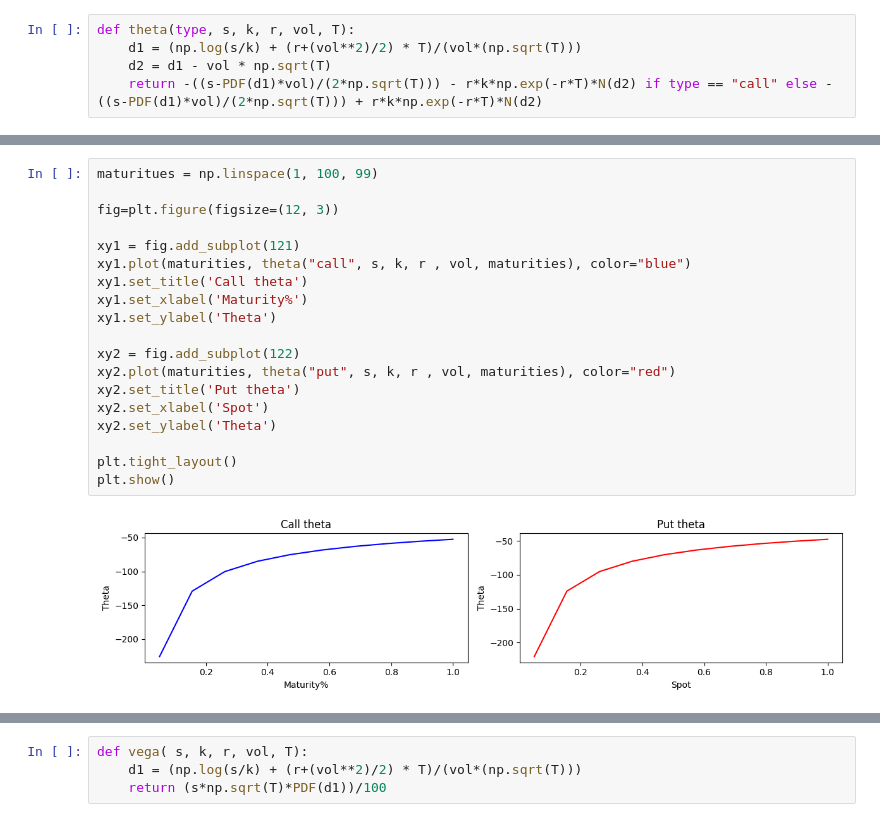
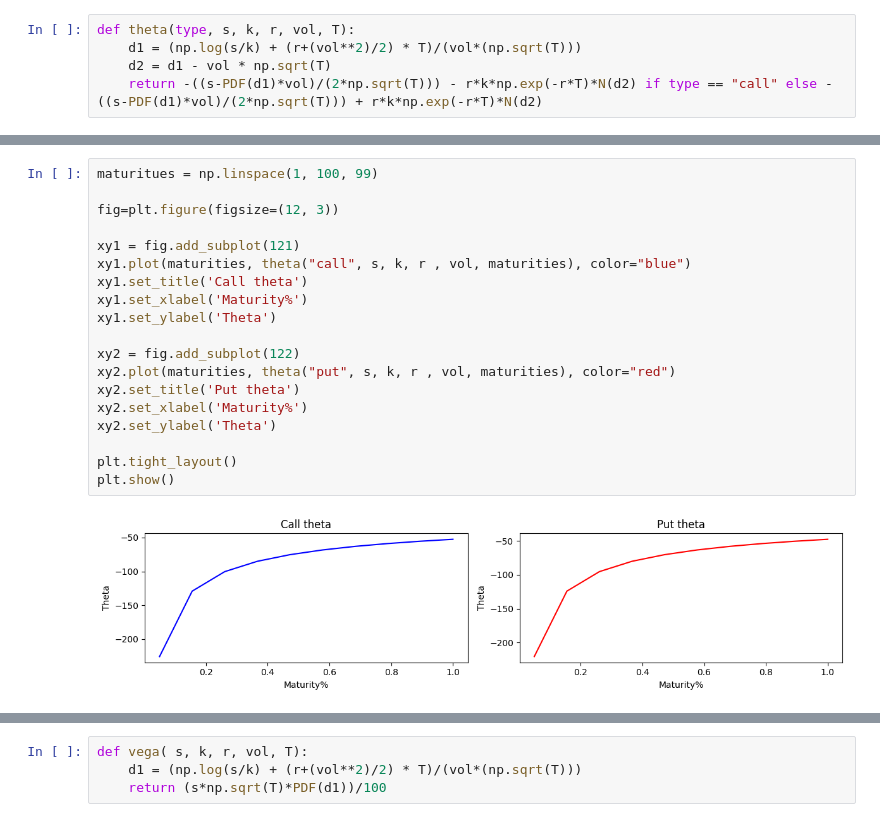
Before and after one commit to Giglobastre/Quantitative-Finance-Models, a Jupyter notebook: 1.2-Greeks calculation with Black-Sholes.ipynb, the cells around one changed output, grey strips where cells are left out. Drawn from its saved outputs; the diff is of its cells as text.

```diff
--- a/1.2-Greeks calculation with Black-Sholes.ipynb
+++ b/1.2-Greeks calculation with Black-Sholes.ipynb
@@ -153,21 +268,21 @@ def theta(type, s, k, r, vol, T):
 # %%
 maturitues = np.linspace(1, 100, 99)
 
 fig=plt.figure(figsize=(12, 3))
 
 xy1 = fig.add_subplot(121)
 xy1.plot(maturities, theta("call", s, k, r , vol, maturities), color="blue")
 xy1.set_title('Call theta')
 xy1.set_xlabel('Maturity%')
 xy1.set_ylabel('Theta')
 
 xy2 = fig.add_subplot(122)
 xy2.plot(maturities, theta("put", s, k, r , vol, maturities), color="red")
 xy2.set_title('Put theta')
-xy2.set_xlabel('Spot')
+xy2.set_xlabel('Maturity%')
 xy2.set_ylabel('Theta')
 
 plt.tight_layout()
 plt.show()
 # %% [output]
-[figure, old version]
+[figure, new version]
```
Also changed, not shown: parts of 17 cells of this notebook, 1 other file.
